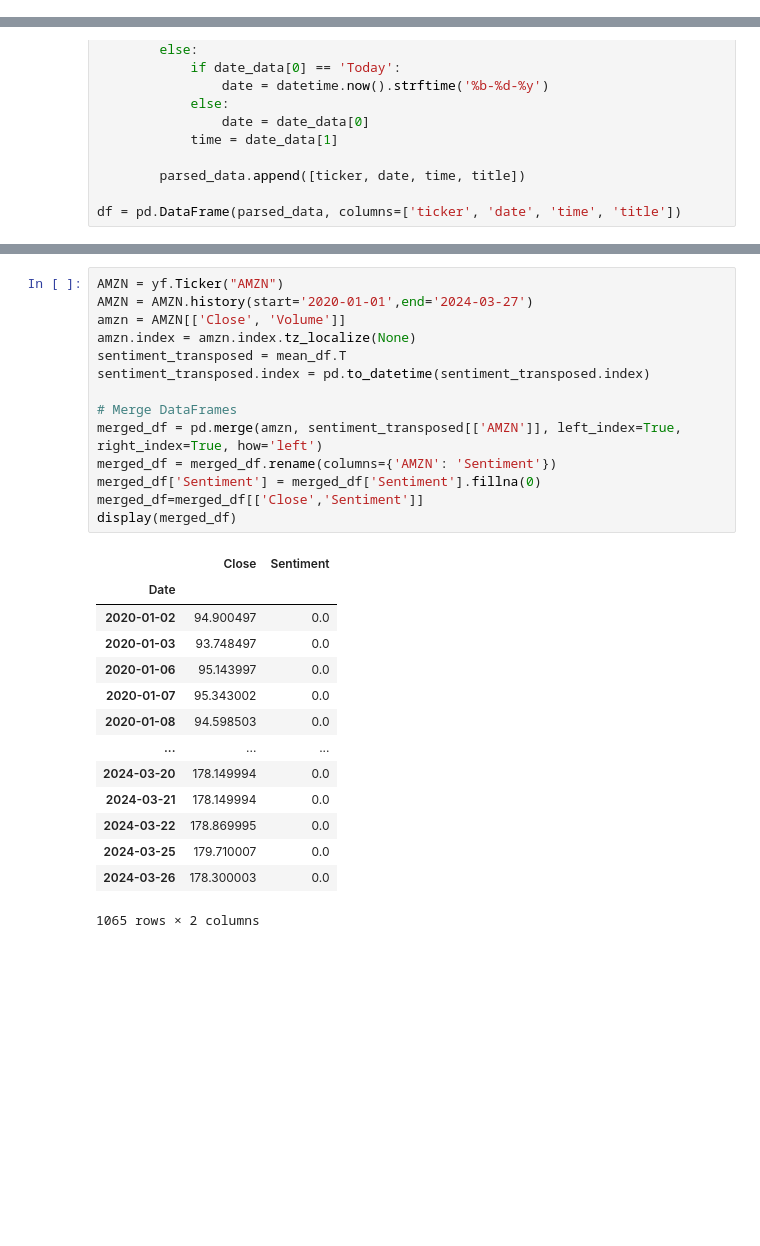
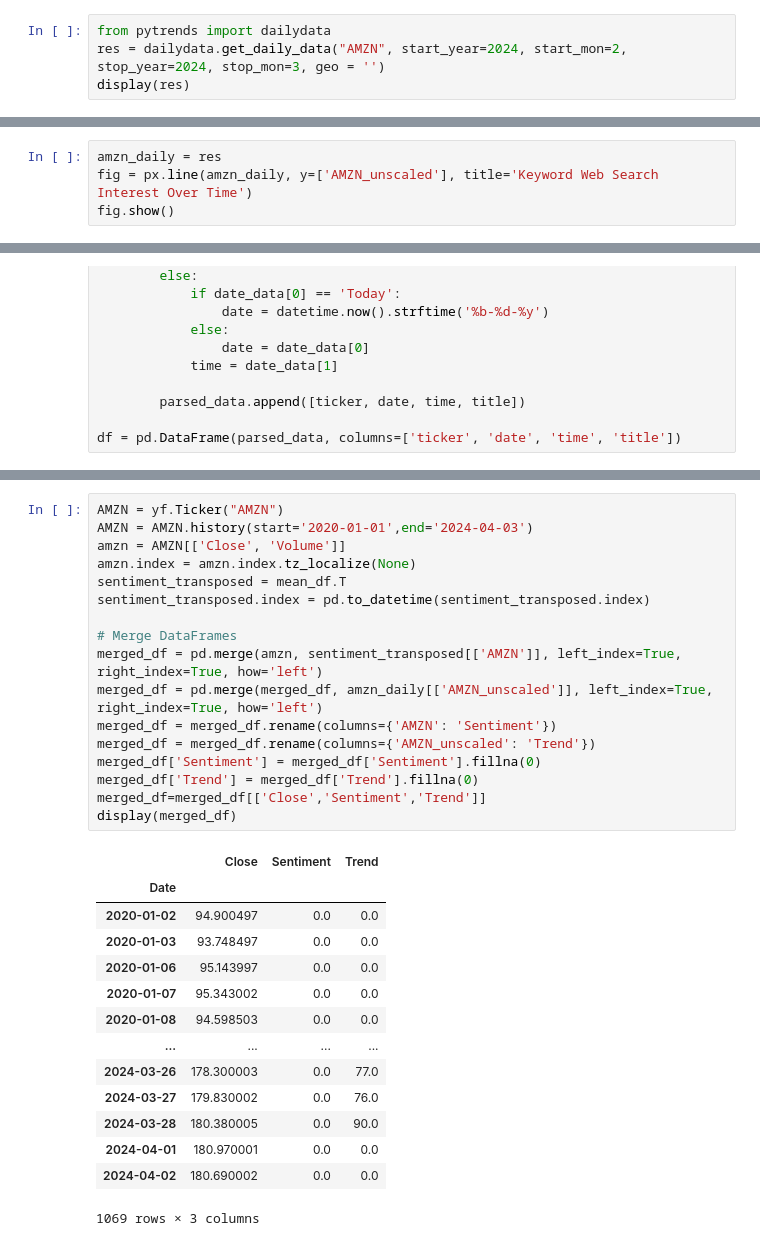
Before and after one commit to RazvanAndreiMoga/YTIC25-Stock-Price-Prediction, a Jupyter notebook: stock_sentiment_analysis_nltk.ipynb, the cells around one changed output, grey strips where cells are left out. Saved outputs shown, nothing was run; the diff lists cells and outputs as text; blank space fills up the shorter version.

```diff
--- a/stock_sentiment_analysis_nltk.ipynb
+++ b/stock_sentiment_analysis_nltk.ipynb
@@ -46,3 +46,7 @@ from keras.layers import Dropout
 from keras.layers import Dense
 import numpy as np
 import plotly.express as px
+# %%
+from pytrends import dailydata
+res = dailydata.get_daily_data("AMZN", start_year=2024, start_mon=2, stop_year=2024, stop_mon=3, geo = '')
+display(res)
@@ -49,3 +74,7 @@ import plotly.express as px
+# %%
+amzn_daily = res
+fig = px.line(amzn_daily, y=['AMZN_unscaled'], title='Keyword Web Search Interest Over Time')
+fig.show()
 # %%
 pytrend = TrendReq()
 
@@ -117,30 +276,33 @@ plt.show()
 # %%
 AMZN = yf.Ticker("AMZN")
-AMZN = AMZN.history(start='2020-01-01',end='2024-03-27')
+AMZN = AMZN.history(start='2020-01-01',end='2024-04-03')
 amzn = AMZN[['Close', 'Volume']]
 amzn.index = amzn.index.tz_localize(None)
 sentiment_transposed = mean_df.T
 sentiment_transposed.index = pd.to_datetime(sentiment_transposed.index)
 
 # Merge DataFrames
 merged_df = pd.merge(amzn, sentiment_transposed[['AMZN']], left_index=True, right_index=True, how='left')
+merged_df = pd.merge(merged_df, amzn_daily[['AMZN_unscaled']], left_index=True, right_index=True, how='left')
 merged_df = merged_df.rename(columns={'AMZN': 'Sentiment'})
+merged_df = merged_df.rename(columns={'AMZN_unscaled': 'Trend'})
 merged_df['Sentiment'] = merged_df['Sentiment'].fillna(0)
-merged_df=merged_df[['Close','Sentiment']]
+merged_df['Trend'] = merged_df['Trend'].fillna(0)
+merged_df=merged_df[['Close','Sentiment','Trend']]
 display(merged_df)
 # %% [output]
-|  | Close | Sentiment |
-| Date |  |  |
-| 2020-01-02 | 94.900497 | 0.0 |
-| 2020-01-03 | 93.748497 | 0.0 |
-| 2020-01-06 | 95.143997 | 0.0 |
-| 2020-01-07 | 95.343002 | 0.0 |
-| 2020-01-08 | 94.598503 | 0.0 |
-| ... | ... | ... |
-| 2024-03-20 | 178.149994 | 0.0 |
-| 2024-03-21 | 178.149994 | 0.0 |
-| 2024-03-22 | 178.869995 | 0.0 |
-| 2024-03-25 | 179.710007 | 0.0 |
-| 2024-03-26 | 178.300003 | 0.0 |
+|  | Close | Sentiment | Trend |
+| Date |  |  |  |
+| 2020-01-02 | 94.900497 | 0.0 | 0.0 |
+| 2020-01-03 | 93.748497 | 0.0 | 0.0 |
+| 2020-01-06 | 95.143997 | 0.0 | 0.0 |
+| 2020-01-07 | 95.343002 | 0.0 | 0.0 |
+| 2020-01-08 | 94.598503 | 0.0 | 0.0 |
+| ... | ... | ... | ... |
+| 2024-03-26 | 178.300003 | 0.0 | 77.0 |
+| 2024-03-27 | 179.830002 | 0.0 | 76.0 |
+| 2024-03-28 | 180.380005 | 0.0 | 90.0 |
+| 2024-04-01 | 180.970001 | 0.0 | 0.0 |
+| 2024-04-02 | 180.690002 | 0.0 | 0.0 |
-1065 rows × 2 columns
+1069 rows × 3 columns
 # %%
```
Also changed, not shown: parts of 16 cells of this notebook.
